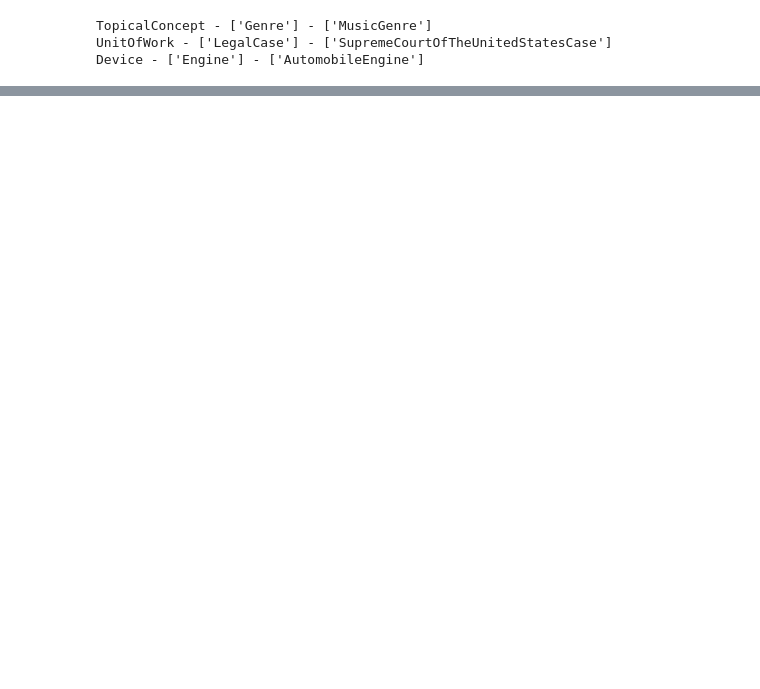
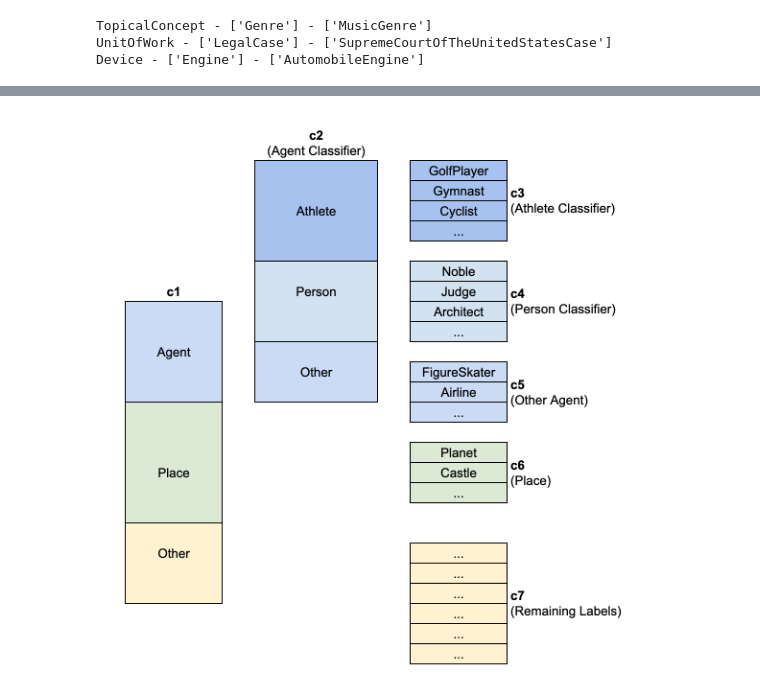
Before and after one commit to talvany/hierarchiclass, a Jupyter notebook: notebooks/Analyse data.ipynb, the cells around one changed output, grey strips where cells are left out. Cells and saved outputs as stored; diff of their text form; code cells hidden in the pictures; blank space fills up the shorter version.

```diff
--- a/notebooks/Analyse data.ipynb
+++ b/notebooks/Analyse data.ipynb
@@ -242,0 +213,5 @@ len(df.l3.unique())
+# %%
+diagram_path = 'classifiers_diagram.png'
+display(Image(filename=diagram_path))
+# %% [output]
+[figure, added]
```
Also changed, not shown: parts of 57 cells of this notebook.
